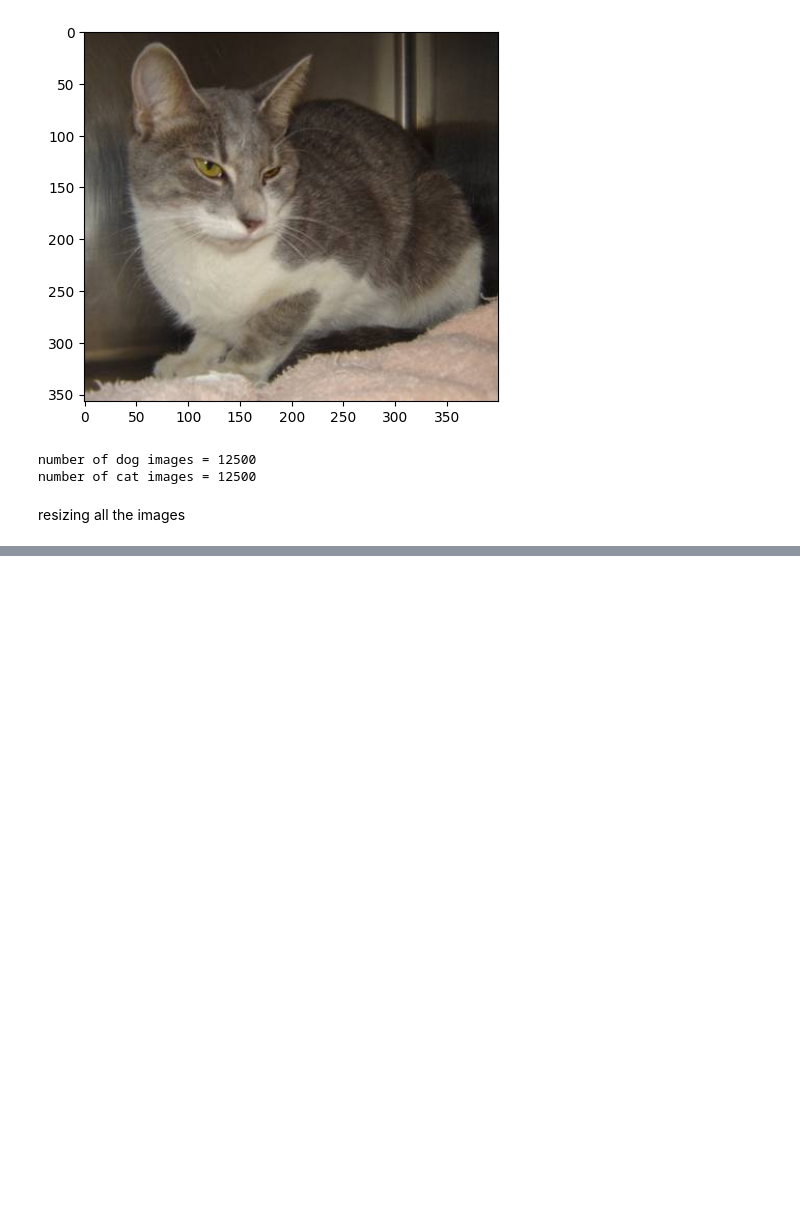
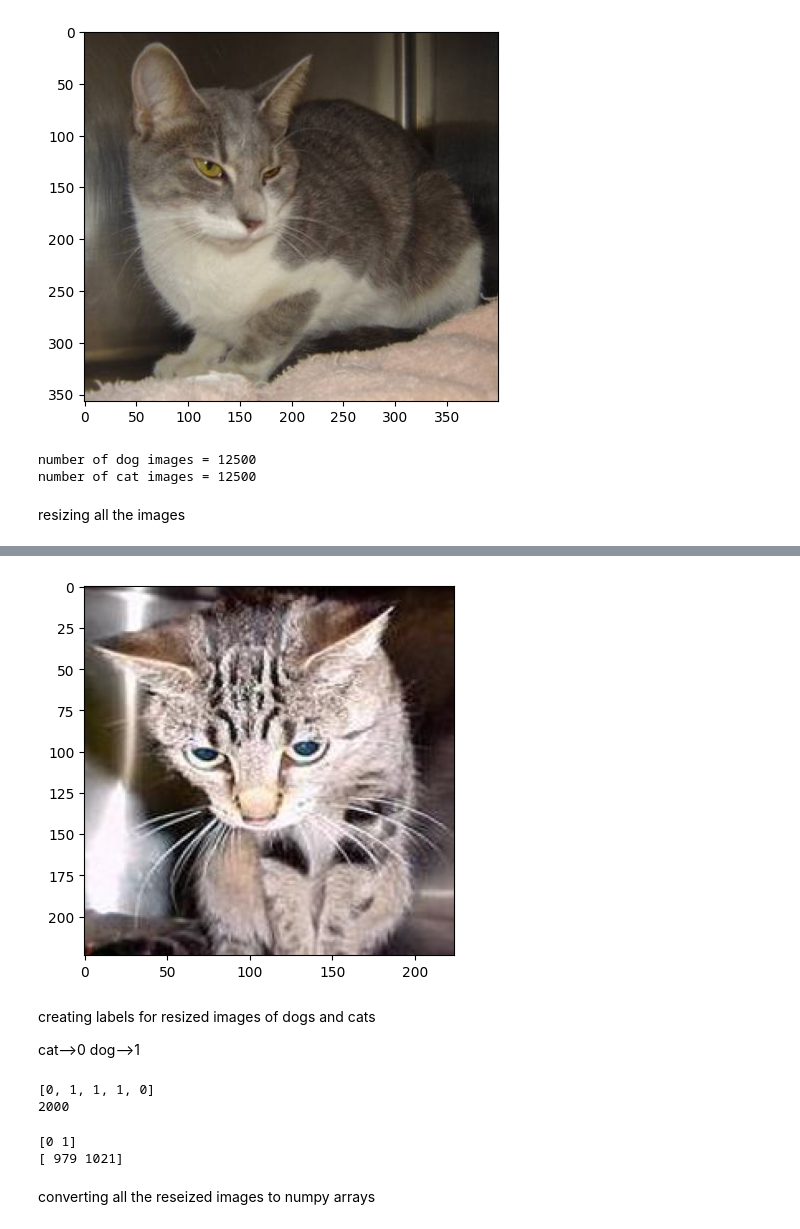
Before and after one commit to yaicianis/ChatChien, a Jupyter notebook: Dog_vs_Cat_Classification_using_Transfer_Learning_MobileNet_V2.ipynb, the cells around one changed output, grey strips where cells are left out. Saved outputs shown, nothing was run; the diff lists cells and outputs as text; code cells hidden in the pictures; blank space fills up the shorter version.

```diff
--- a/Dog_vs_Cat_Classification_using_Transfer_Learning_MobileNet_V2.ipynb
+++ b/Dog_vs_Cat_Classification_using_Transfer_Learning_MobileNet_V2.ipynb
@@ -123,0 +146,12 @@ os.mkdir('')
+# %%
+# display resized cat image
+img = mpimg.imread('/content/image resized/cat.10016.jpg')
+imgplt=plt.imshow(img)
+plt.show()
+# %% [output]
+[figure, added]
+# %% [markdown]
+creating labels for resized images of dogs and cats
+
+cat-->0
+dog-->1
@@ -123,0 +174,16 @@ os.mkdir('')
+# %%
+print(labels[0:5])
+print(len(labels))
+# %% [output]
+[0, 1, 1, 1, 0]
+2000
+# %%
+#couting the images of dogs and cats out of 2000 images
+values,counts=np.unique(labels,return_counts=True)
+print(values)
+print(counts)
+# %% [output]
+[0 1]
+[ 979 1021]
+# %% [markdown]
+converting all the reseized images to numpy arrays
```
Also changed, not shown: parts of 11 cells of this notebook.
